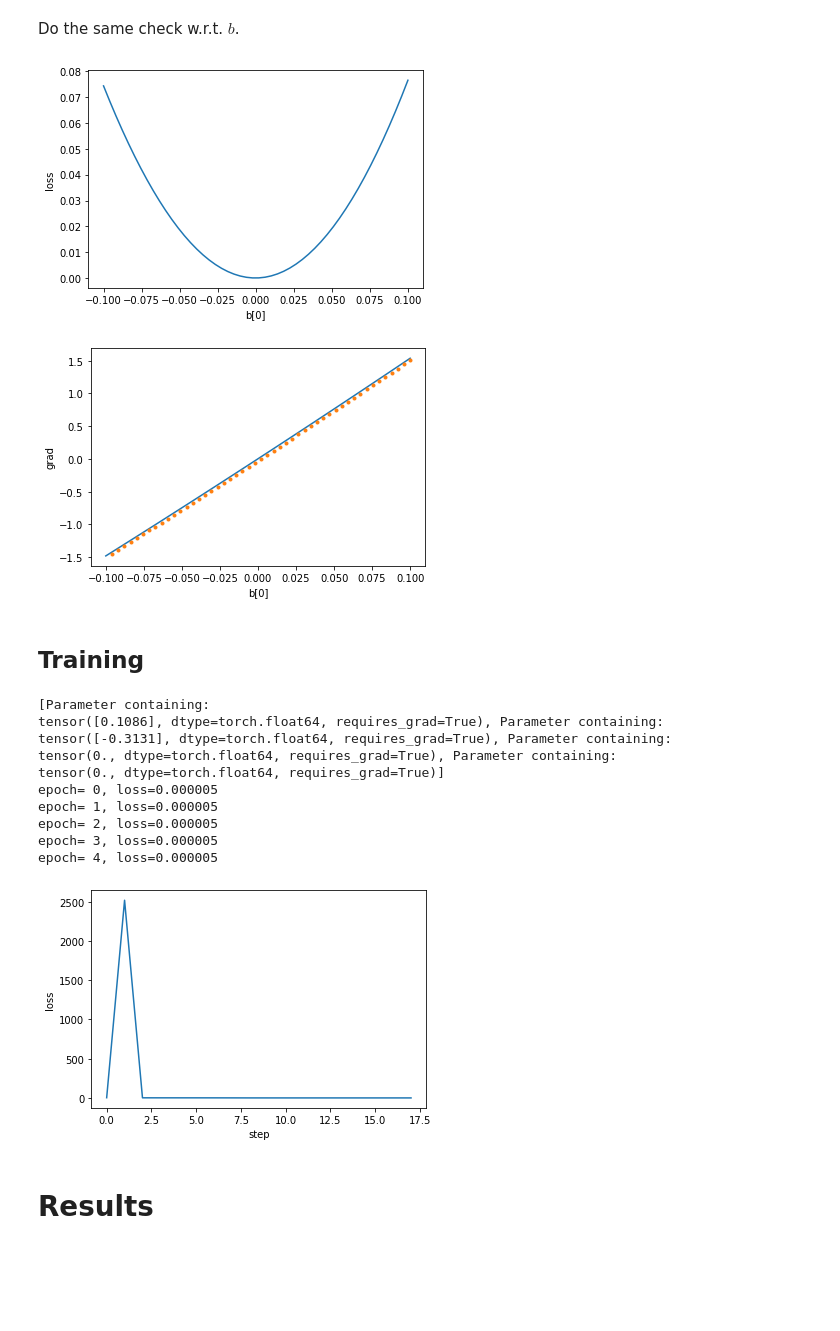
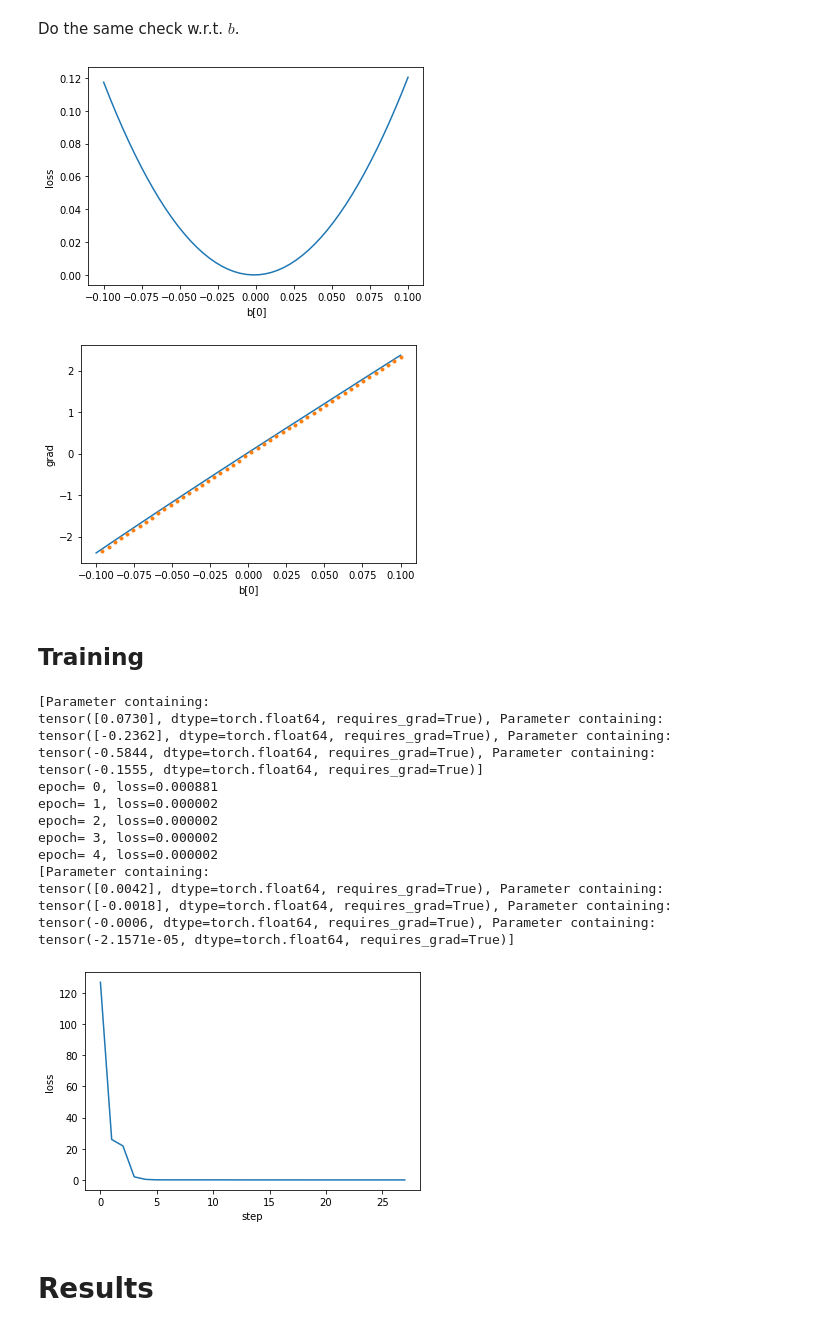
Before and after one commit to arpn/real_wilson, a Jupyter notebook: test.ipynb, the cells around one changed output. Cells and saved outputs as stored; diff of their text form; code cells hidden in the pictures; blank space fills up the shorter version.

```diff
--- a/test.ipynb
+++ b/test.ipynb
@@ -59,6 +61,7 @@ for aval in A:
     model.a = nn.Parameter(torch.tensor([aval], dtype=dtype))
     model.b = nn.Parameter(torch.tensor([0.0], dtype=dtype))
     model.logcoef = nn.Parameter(torch.tensor(dataset.coef, dtype=dtype).log())
+    model.shift = nn.Parameter(torch.tensor(dataset.shift, dtype=dtype))
     loss = torch.mean((model(dataset.L) - dataset.V)**2)
     losses.append(loss.item())
 plt.plot(A, losses)
@@ -75,6 +78,7 @@ for aval in A:
     model.a = nn.Parameter(torch.tensor([aval], dtype=dtype))
     model.b = nn.Parameter(torch.tensor([0.0], dtype=dtype))
     model.logcoef = nn.Parameter(torch.tensor(dataset.coef, dtype=dtype).log())
+    model.shift = nn.Parameter(torch.tensor(dataset.shift, dtype=dtype))
     model.zero_grad()
     loss = torch.mean((model(dataset.L) - dataset.V)**2)
     loss.backward()
@@ -95,13 +99,14 @@ for bval in B:
     model.a = nn.Parameter(torch.tensor([0.0], dtype=dtype))
     model.b = nn.Parameter(torch.tensor([bval], dtype=dtype))
     model.logcoef = nn.Parameter(torch.tensor(dataset.coef, dtype=dtype).log())
+    model.shift = nn.Parameter(torch.tensor(dataset.shift, dtype=dtype))
     loss = torch.mean((model(dataset.L) - dataset.V)**2)
     losses.append(loss.item())
 plt.plot(B, losses)
 plt.xlabel('b[0]')
 plt.ylabel('loss');
 # %% [output]
-[figure, old version]
+[figure, new version]
 # %%
 grads = []
 model = AdSBHNet(N=1)
@@ -109,6 +114,7 @@ for bval in B:
     model.a = nn.Parameter(torch.tensor([0.0], dtype=dtype))
     model.b = nn.Parameter(torch.tensor([bval], dtype=dtype))
     model.logcoef = nn.Parameter(torch.tensor(dataset.coef, dtype=dtype).log())
+    model.shift = nn.Parameter(torch.tensor(dataset.shift, dtype=dtype))
     model.zero_grad()
     loss = torch.mean((model(dataset.L) - dataset.V)**2)
     loss.backward()
@@ -118,18 +124,16 @@ plt.plot(B[1:], (np.array(losses[1:])-np.array(losses[:-1]))/(B[1]-B[0]), '.')
 plt.xlabel('b[0]')
 plt.ylabel('grad');
 # %% [output]
-[figure, old version]
+[figure, new version]
 # %% [markdown]
 ## Training
 # %%
 model = AdSBHNet(N=1, std=0.3)
 
-model.logcoef = nn.Parameter(torch.tensor(dataset.coef, dtype=dtype).log())
 print(list(model.parameters()))
 loader = torch.utils.data.DataLoader(dataset=dataset, batch_size=len(dataset))
 
-# Training only a and b because this test case doesn't involve the `shift` and `logcoef` parameters.
-optimizer = torch.optim.LBFGS([model.a, model.b])
+optimizer = torch.optim.LBFGS(model.parameters())
 epochs = 5
 # optimizer = torch.optim.Adam(model.parameters(), lr=0.2)
 # epochs = 500
@@ -138,47 +142,53 @@ a_vals, b_vals, coef_vals = [model.a.detach().numpy().copy()], [model.b.detach()
 losses = []
 
 z = torch.linspace(0, 0.95, 50)
 fzInit = model.eval_f(z).detach().numpy()
 gzInit = model.eval_g(z).detach().numpy()
-fz0 = 1-z**4
-gz0 = 1/fz0
+fz0 = 1 - z**4
+gz0 = 1 / fz0
 
 try:
     for epoch in range(epochs):
         for L, V, sigma in loader:
             def closure():
                 optimizer.zero_grad()
                 V_pred = model(L)
                 V_diff = V_pred - V
-                loss = torch.mean((model(L) - V)**2/sigma**2)
+                loss = torch.mean((model(L) - V)**2 / sigma**2)
                 a_vals.append(model.a.detach().numpy().copy())
                 b_vals.append(model.b.detach().numpy().copy())
                 coef_vals.append(model.logcoef.exp().item())
                 loss.backward()
                 losses.append(loss.item())
                 return loss
             optimizer.step(closure)
         print(f'epoch={epoch:2d}, loss={losses[-1]:0.6f}')
 except KeyboardInterrupt:
     print('Stopping.')
 
 fz = model.eval_f(z).detach().numpy()
 gz = model.eval_g(z).detach().numpy()
 plt.plot(losses)
 plt.xlabel('step')
-plt.ylabel('loss');
+plt.ylabel('loss')
+print(list(model.parameters()))
 # %% [output]
 [Parameter containing:
-tensor([0.1086], dtype=torch.float64, requires_grad=True), Parameter containing:
-tensor([-0.3131], dtype=torch.float64, requires_grad=True), Parameter containing:
-tensor(0., dtype=torch.float64, requires_grad=True), Parameter containing:
-tensor(0., dtype=torch.float64, requires_grad=True)]
-epoch= 0, loss=0.000005
-epoch= 1, loss=0.000005
-epoch= 2, loss=0.000005
-epoch= 3, loss=0.000005
-epoch= 4, loss=0.000005
+tensor([0.0730], dtype=torch.float64, requires_grad=True), Parameter containing:
+tensor([-0.2362], dtype=torch.float64, requires_grad=True), Parameter containing:
+tensor(-0.5844, dtype=torch.float64, requires_grad=True), Parameter containing:
+tensor(-0.1555, dtype=torch.float64, requires_grad=True)]
+epoch= 0, loss=0.000881
+epoch= 1, loss=0.000002
+epoch= 2, loss=0.000002
+epoch= 3, loss=0.000002
+epoch= 4, loss=0.000002
+[Parameter containing:
+tensor([0.0042], dtype=torch.float64, requires_grad=True), Parameter containing:
+tensor([-0.0018], dtype=torch.float64, requires_grad=True), Parameter containing:
+tensor(-0.0006, dtype=torch.float64, requires_grad=True), Parameter containing:
+tensor(-2.1571e-05, dtype=torch.float64, requires_grad=True)]
-[figure, old version]
+[figure, new version]
 # %% [markdown]
 # Results
 # %% [markdown]
```
Also changed, not shown: parts of 8 cells of this notebook, 2 other files.
